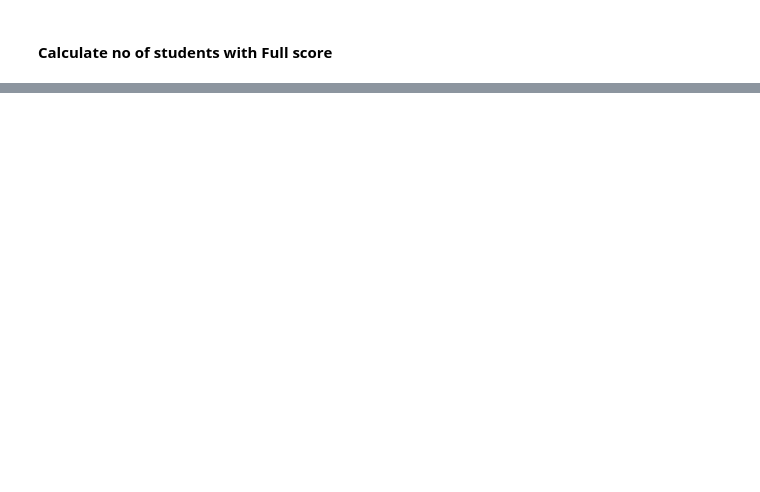
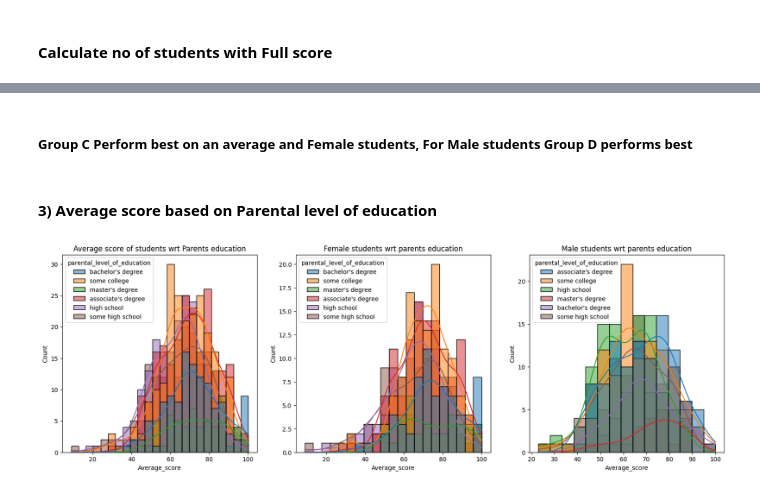
Before and after one commit to KanikaSagar/EDA-Student-Performance-Indicator, a Jupyter notebook: Notebook/EDA-Student_performance.ipynb, the cells around one changed output, grey strips where cells are left out. Drawn from its saved outputs; the diff is of its cells as text; code cells hidden in the pictures; blank space fills up the shorter version.

```diff
--- a/Notebook/EDA-Student_performance.ipynb
+++ b/Notebook/EDA-Student_performance.ipynb
@@ -137,0 +226,22 @@ data.head()
+# %% [markdown]
+##### Group C Perform best on an average and Female students, For Male students Group D performs best
+# %% [markdown]
+#### 3) Average score based on Parental level of education
+# %%
+plt.subplots(1,3, figsize=(20,6))
+
+plt.subplot(131)
+sns.histplot(data=data, x='Average_score', kde=True, hue ='parental_level_of_education')
+plt.title('Average score of students wrt Parents education')
+
+plt.subplot(132)
+sns.histplot(data=data[data.gender=='female'], x='Average_score', kde=True, hue='parental_level_of_education')
+plt.title('Female students wrt parents education')
+
+plt.subplot(133)
+sns.histplot(data=data[data.gender=='male'], x='Average_score', kde=True, hue='parental_level_of_education')
+plt.title('Male students wrt parents education')
+
+plt.show()
+# %% [output]
+[figure, added]
```
Also changed, not shown: parts of 23 cells of this notebook, 1 other file.
